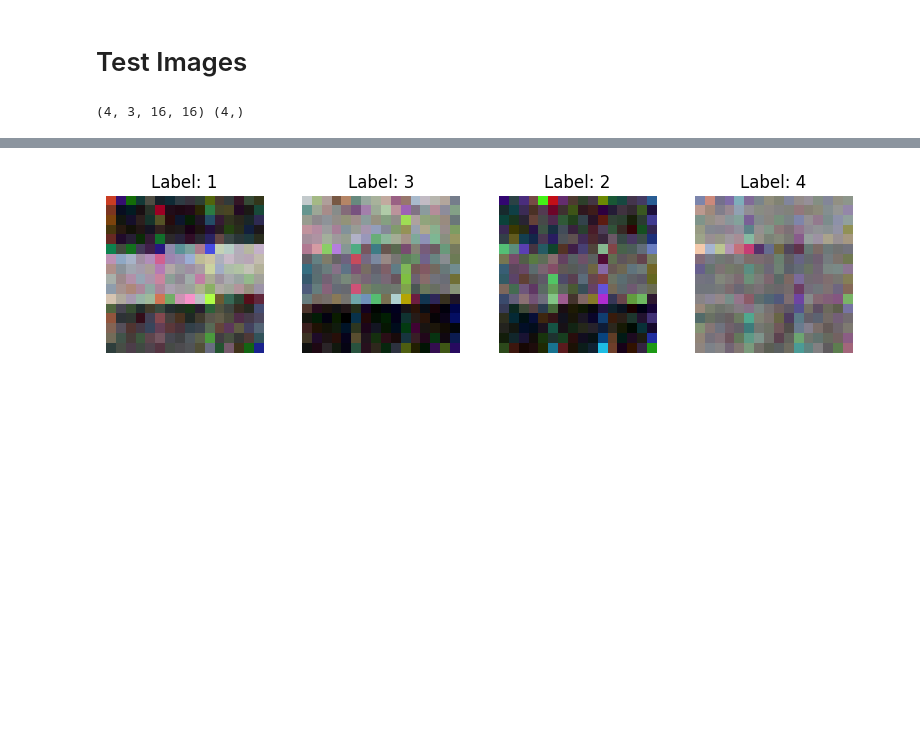
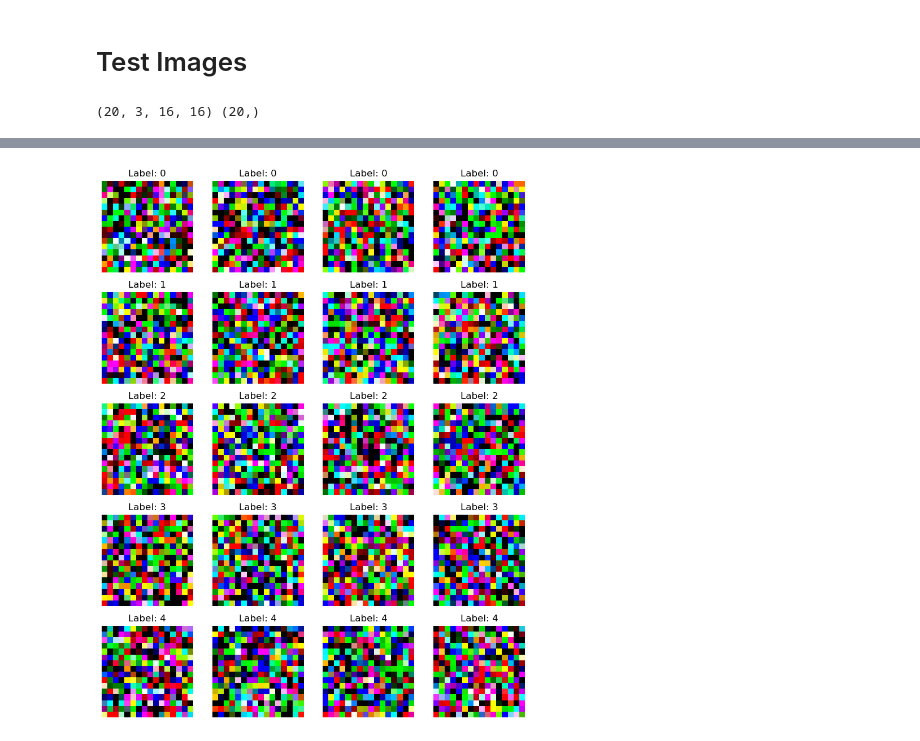
Before and after one commit to pranav-ap/pixel_art_generator, a Jupyter notebook: eda.ipynb, the cells around one changed output, grey strips where cells are left out. Cells and saved outputs as stored; diff of their text form; code cells hidden in the pictures; blank space fills up the shorter version.

```diff
--- a/eda.ipynb
+++ b/eda.ipynb
@@ -78,10 +78,20 @@ visualize_X_samples_grid(samples, labels, n_samples=config.train.batch_size, n_c
 # %% [markdown]
 # Test Images
 # %%
-images = np.load('./output/test_images/samples.npy')
-labels = np.load('./output/test_images/labels.npy')
+idx = 11
+images = np.load(f'./output/test_images/samples_{idx}.npy')
+# images = np.load(f'./output/test_images/pred_original_sample{idx}.npy')
+labels = np.load(f'./output/test_images/labels_{idx}.npy')
 print(images.shape, labels.shape)
 
-visualize_X_samples_grid(images, labels, n_samples=4, n_cols=4)
+num_classes = 5
+num_member_per_class = config.test.batch_size
+
+visualize_X_samples_grid(
+    images,
+    labels,
+    n_samples=num_member_per_class * num_classes,
+    n_cols=num_member_per_class
+)
 # %% [output]
-(4, 3, 16, 16) (4,)
+(20, 3, 16, 16) (20,)
@@ -88 +118 @@ visualize_X_samples_grid(images, labels, n_samples=4, n_cols=4)
-[figure, old version]
+[figure, new version]
```
Also changed, not shown: parts of 11 cells of this notebook, 13 other files.
